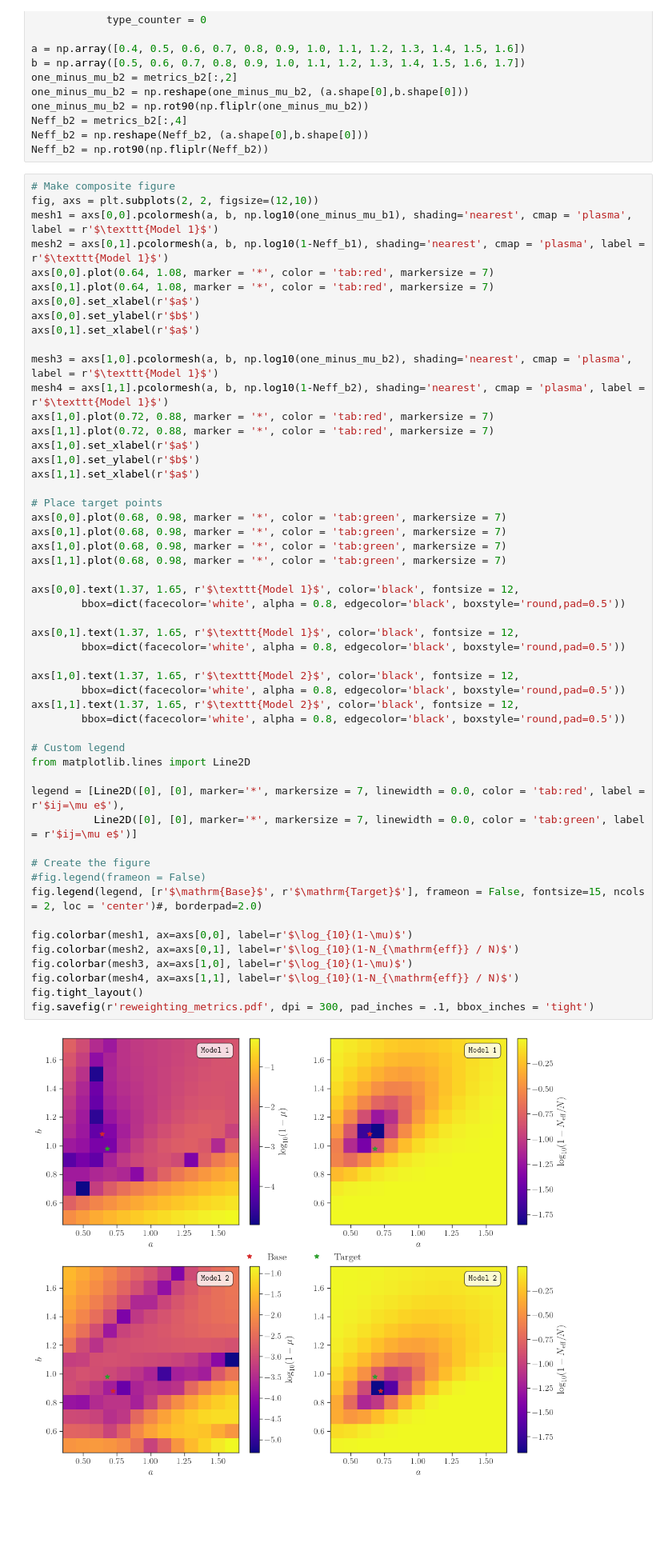
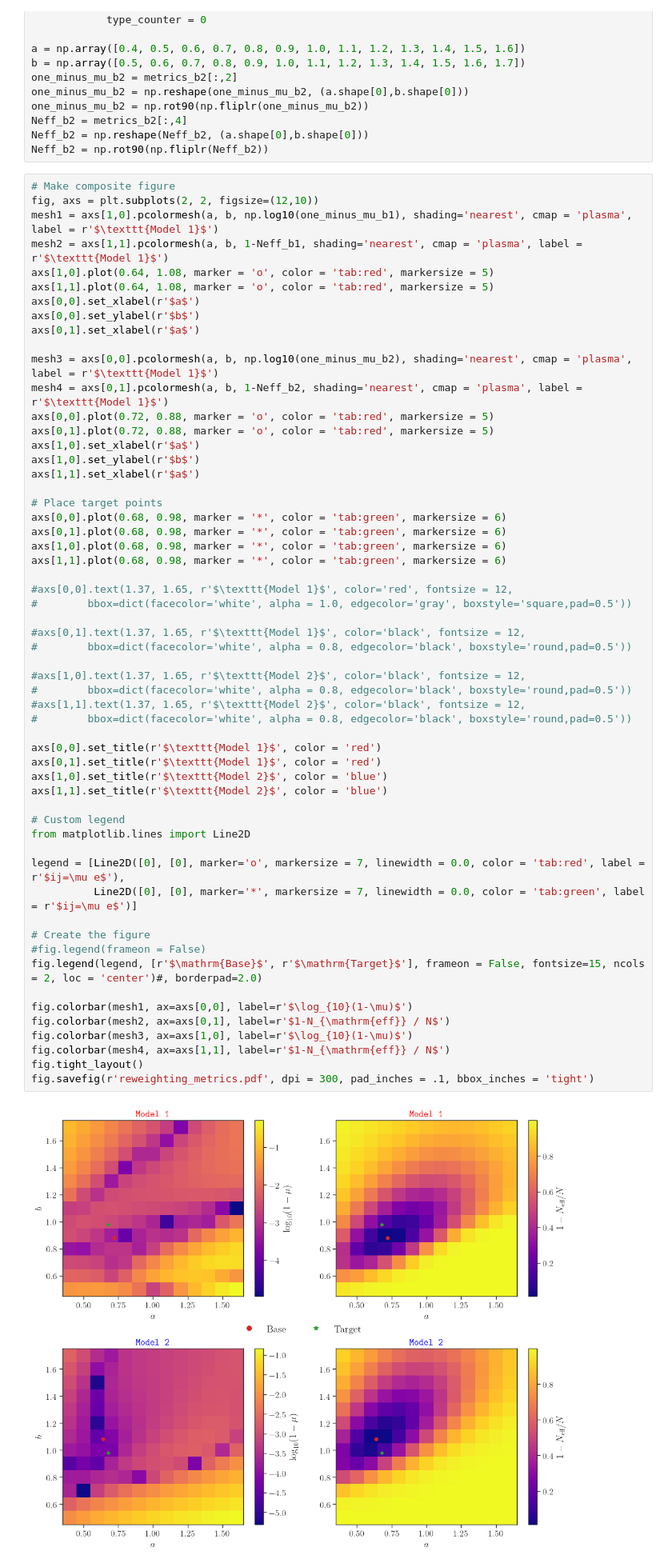
Before and after one commit to tonymenzo/hadronization-tune-mlrw, a Jupyter notebook: ARRG/draft_figures.ipynb, the cells around one changed output. Shown at 80% size. Drawn from its saved outputs; the diff is of its cells as text; blank space fills up the shorter version.

Commit message:
updated draft figures

```diff
--- a/ARRG/draft_figures.ipynb
+++ b/ARRG/draft_figures.ipynb
@@ -332,54 +464,59 @@ Neff_b2 = np.rot90(np.fliplr(Neff_b2))
 # %%
 # Make composite figure
 fig, axs = plt.subplots(2, 2, figsize=(12,10))
-mesh1 = axs[0,0].pcolormesh(a, b, np.log10(one_minus_mu_b1), shading='nearest', cmap = 'plasma', label = r'$\texttt{Model 1}$')
-mesh2 = axs[0,1].pcolormesh(a, b, np.log10(1-Neff_b1), shading='nearest', cmap = 'plasma', label = r'$\texttt{Model 1}$')
-axs[0,0].plot(0.64, 1.08, marker = '*', color = 'tab:red', markersize = 7)
-axs[0,1].plot(0.64, 1.08, marker = '*', color = 'tab:red', markersize = 7)
+mesh1 = axs[1,0].pcolormesh(a, b, np.log10(one_minus_mu_b1), shading='nearest', cmap = 'plasma', label = r'$\texttt{Model 1}$')
+mesh2 = axs[1,1].pcolormesh(a, b, 1-Neff_b1, shading='nearest', cmap = 'plasma', label = r'$\texttt{Model 1}$')
+axs[1,0].plot(0.64, 1.08, marker = 'o', color = 'tab:red', markersize = 5)
+axs[1,1].plot(0.64, 1.08, marker = 'o', color = 'tab:red', markersize = 5)
 axs[0,0].set_xlabel(r'$a$')
 axs[0,0].set_ylabel(r'$b$')
 axs[0,1].set_xlabel(r'$a$')
 
-mesh3 = axs[1,0].pcolormesh(a, b, np.log10(one_minus_mu_b2), shading='nearest', cmap = 'plasma', label = r'$\texttt{Model 1}$')
-mesh4 = axs[1,1].pcolormesh(a, b, np.log10(1-Neff_b2), shading='nearest', cmap = 'plasma', label = r'$\texttt{Model 1}$')
-axs[1,0].plot(0.72, 0.88, marker = '*', color = 'tab:red', markersize = 7)
-axs[1,1].plot(0.72, 0.88, marker = '*', color = 'tab:red', markersize = 7)
+mesh3 = axs[0,0].pcolormesh(a, b, np.log10(one_minus_mu_b2), shading='nearest', cmap = 'plasma', label = r'$\texttt{Model 1}$')
+mesh4 = axs[0,1].pcolormesh(a, b, 1-Neff_b2, shading='nearest', cmap = 'plasma', label = r'$\texttt{Model 1}$')
+axs[0,0].plot(0.72, 0.88, marker = 'o', color = 'tab:red', markersize = 5)
+axs[0,1].plot(0.72, 0.88, marker = 'o', color = 'tab:red', markersize = 5)
 axs[1,0].set_xlabel(r'$a$')
 axs[1,0].set_ylabel(r'$b$')
 axs[1,1].set_xlabel(r'$a$')
 
 # Place target points
-axs[0,0].plot(0.68, 0.98, marker = '*', color = 'tab:green', markersize = 7)
-axs[0,1].plot(0.68, 0.98, marker = '*', color = 'tab:green', markersize = 7)
-axs[1,0].plot(0.68, 0.98, marker = '*', color = 'tab:green', markersize = 7)
-axs[1,1].plot(0.68, 0.98, marker = '*', color = 'tab:green', markersize = 7)
+axs[0,0].plot(0.68, 0.98, marker = '*', color = 'tab:green', markersize = 6)
+axs[0,1].plot(0.68, 0.98, marker = '*', color = 'tab:green', markersize = 6)
+axs[1,0].plot(0.68, 0.98, marker = '*', color = 'tab:green', markersize = 6)
+axs[1,1].plot(0.68, 0.98, marker = '*', color = 'tab:green', markersize = 6)
 
-axs[0,0].text(1.37, 1.65, r'$\texttt{Model 1}$', color='black', fontsize = 12,
-        bbox=dict(facecolor='white', alpha = 0.8, edgecolor='black', boxstyle='round,pad=0.5'))
+#axs[0,0].text(1.37, 1.65, r'$\texttt{Model 1}$', color='red', fontsize = 12,
+#        bbox=dict(facecolor='white', alpha = 1.0, edgecolor='gray', boxstyle='square,pad=0.5'))
 
-axs[0,1].text(1.37, 1.65, r'$\texttt{Model 1}$', color='black', fontsize = 12,
-        bbox=dict(facecolor='white', alpha = 0.8, edgecolor='black', boxstyle='round,pad=0.5'))
+#axs[0,1].text(1.37, 1.65, r'$\texttt{Model 1}$', color='black', fontsize = 12,
+#        bbox=dict(facecolor='white', alpha = 0.8, edgecolor='black', boxstyle='round,pad=0.5'))
 
-axs[1,0].text(1.37, 1.65, r'$\texttt{Model 2}$', color='black', fontsize = 12,
-        bbox=dict(facecolor='white', alpha = 0.8, edgecolor='black', boxstyle='round,pad=0.5'))
-axs[1,1].text(1.37, 1.65, r'$\texttt{Model 2}$', color='black', fontsize = 12,
-        bbox=dict(facecolor='white', alpha = 0.8, edgecolor='black', boxstyle='round,pad=0.5'))
+#axs[1,0].text(1.37, 1.65, r'$\texttt{Model 2}$', color='black', fontsize = 12,
+#        bbox=dict(facecolor='white', alpha = 0.8, edgecolor='black', boxstyle='round,pad=0.5'))
+#axs[1,1].text(1.37, 1.65, r'$\texttt{Model 2}$', color='black', fontsize = 12,
+#        bbox=dict(facecolor='white', alpha = 0.8, edgecolor='black', boxstyle='round,pad=0.5'))
+
+axs[0,0].set_title(r'$\texttt{Model 1}$', color = 'red')
+axs[0,1].set_title(r'$\texttt{Model 1}$', color = 'red')
+axs[1,0].set_title(r'$\texttt{Model 2}$', color = 'blue')
+axs[1,1].set_title(r'$\texttt{Model 2}$', color = 'blue')
 
 # Custom legend
 from matplotlib.lines import Line2D
 
-legend = [Line2D([0], [0], marker='*', markersize = 7, linewidth = 0.0, color = 'tab:red', label = r'$ij=\mu e$'),
+legend = [Line2D([0], [0], marker='o', markersize = 7, linewidth = 0.0, color = 'tab:red', label = r'$ij=\mu e$'),
           Line2D([0], [0], marker='*', markersize = 7, linewidth = 0.0, color = 'tab:green', label = r'$ij=\mu e$')]
 
 # Create the figure
 #fig.legend(frameon = False)
 fig.legend(legend, [r'$\mathrm{Base}$', r'$\mathrm{Target}$'], frameon = False, fontsize=15, ncols = 2, loc = 'center')#, borderpad=2.0)
 
 fig.colorbar(mesh1, ax=axs[0,0], label=r'$\log_{10}(1-\mu)$')
-fig.colorbar(mesh2, ax=axs[0,1], label=r'$\log_{10}(1-N_{\mathrm{eff}} / N)$')
+fig.colorbar(mesh2, ax=axs[0,1], label=r'$1-N_{\mathrm{eff}} / N$')
 fig.colorbar(mesh3, ax=axs[1,0], label=r'$\log_{10}(1-\mu)$')
-fig.colorbar(mesh4, ax=axs[1,1], label=r'$\log_{10}(1-N_{\mathrm{eff}} / N)$')
+fig.colorbar(mesh4, ax=axs[1,1], label=r'$1-N_{\mathrm{eff}} / N$')
 fig.tight_layout()
 fig.savefig(r'reweighting_metrics.pdf', dpi = 300, pad_inches = .1, bbox_inches = 'tight')
 # %% [output]
-[figure, old version]
+[figure, new version]
```
Also changed, not shown: parts of 17 cells of this notebook.
